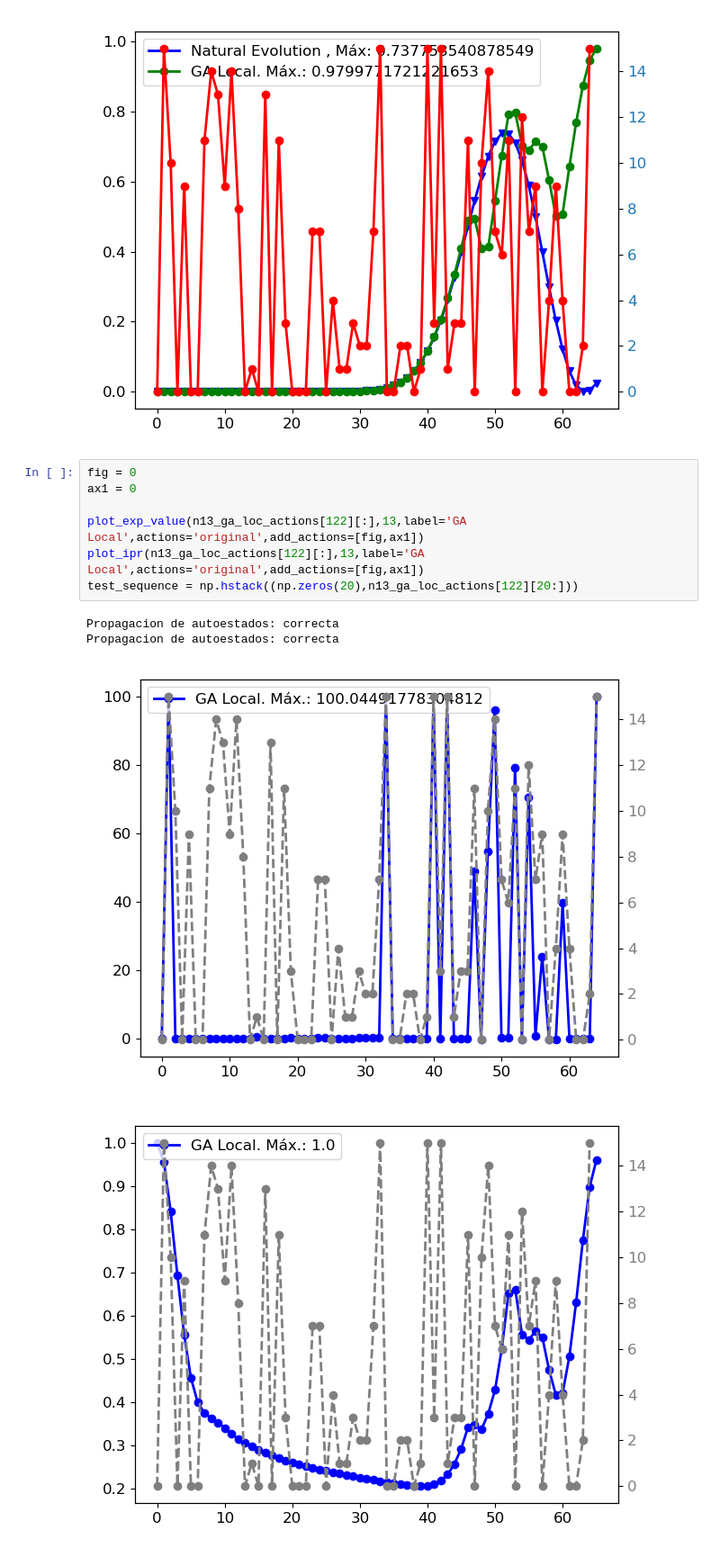
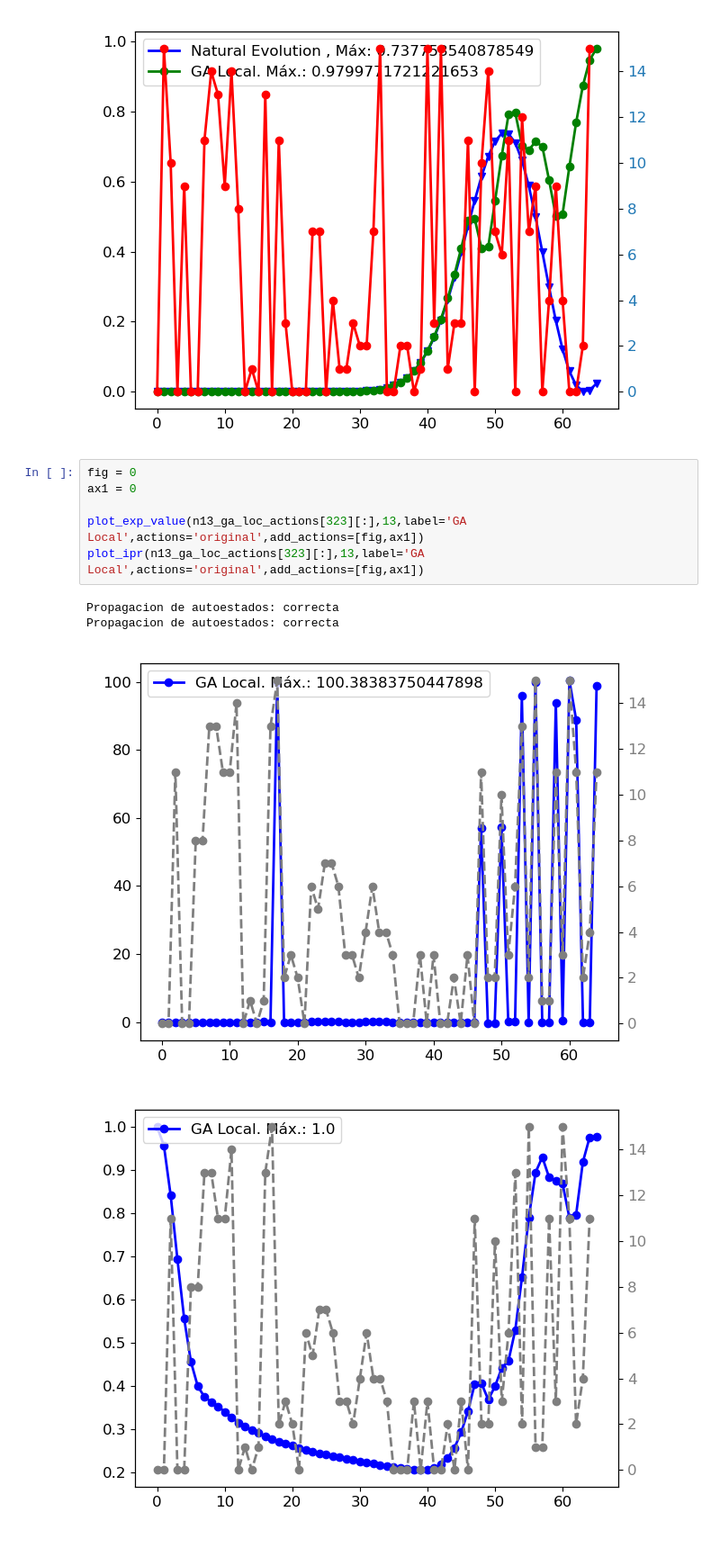
Before and after one commit to sofips/dynamic_analysis, a Jupyter notebook: evolution_comparisons.ipynb, the cells around one changed output. Shown at 90% size. Saved outputs shown, nothing was run; the diff lists cells and outputs as text.

```diff
--- a/evolution_comparisons.ipynb
+++ b/evolution_comparisons.ipynb
@@ -498,14 +513,13 @@ Propagacion de autoestados: correcta
 # %%
 fig = 0
 ax1 = 0
 
-plot_exp_value(n13_ga_loc_actions[122][:],13,label='GA Local',actions='original',add_actions=[fig,ax1])
-plot_ipr(n13_ga_loc_actions[122][:],13,label='GA Local',actions='original',add_actions=[fig,ax1])
-test_sequence = np.hstack((np.zeros(20),n13_ga_loc_actions[122][20:]))
+plot_exp_value(n13_ga_loc_actions[323][:],13,label='GA Local',actions='original',add_actions=[fig,ax1])
+plot_ipr(n13_ga_loc_actions[323][:],13,label='GA Local',actions='original',add_actions=[fig,ax1])
 # %% [output]
 Propagacion de autoestados: correcta
 Propagacion de autoestados: correcta
-[figure, old version]
+[figure, new version]
-[figure, old version]
+[figure, new version]
 # %%
 fig,ax1 = plt.subplots()
```
Also changed, not shown: parts of 10 cells of this notebook.
